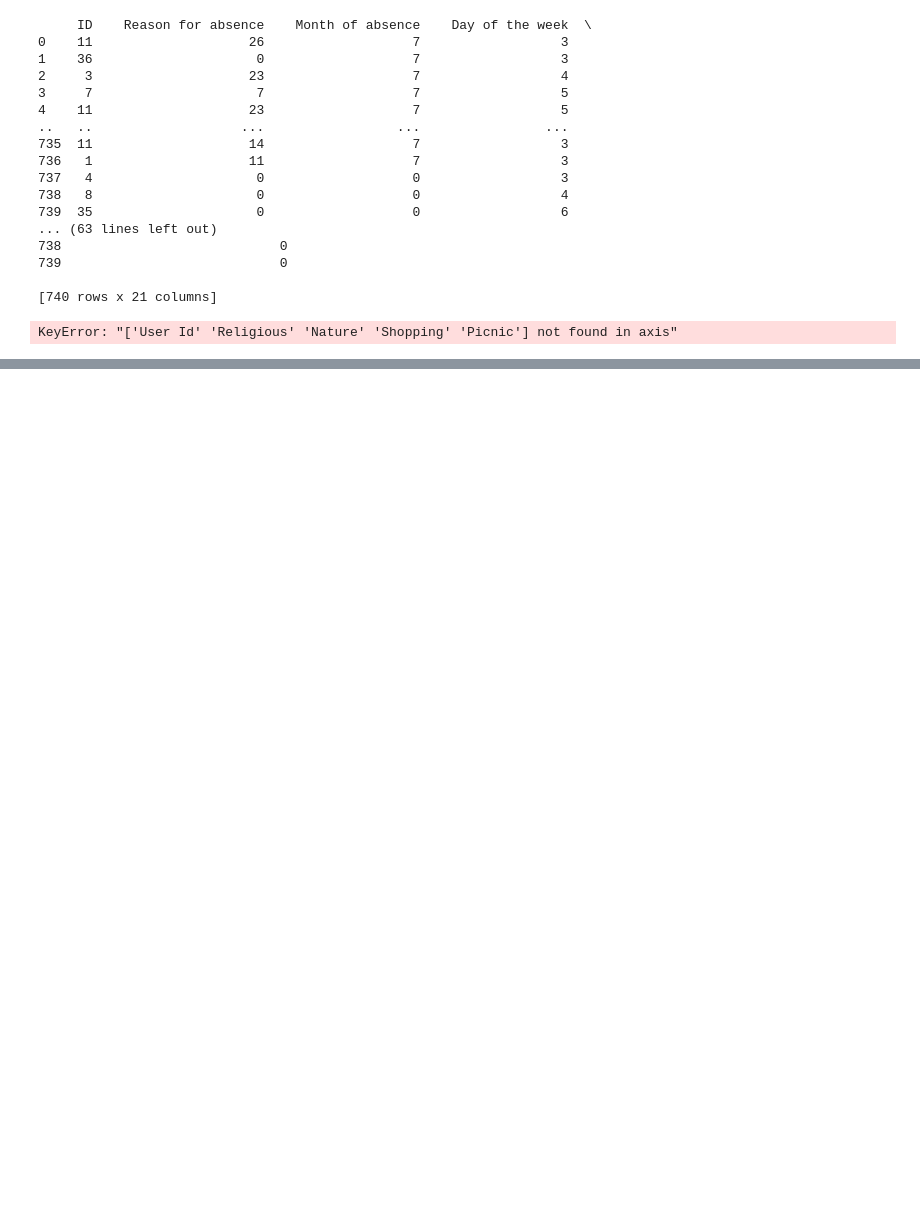
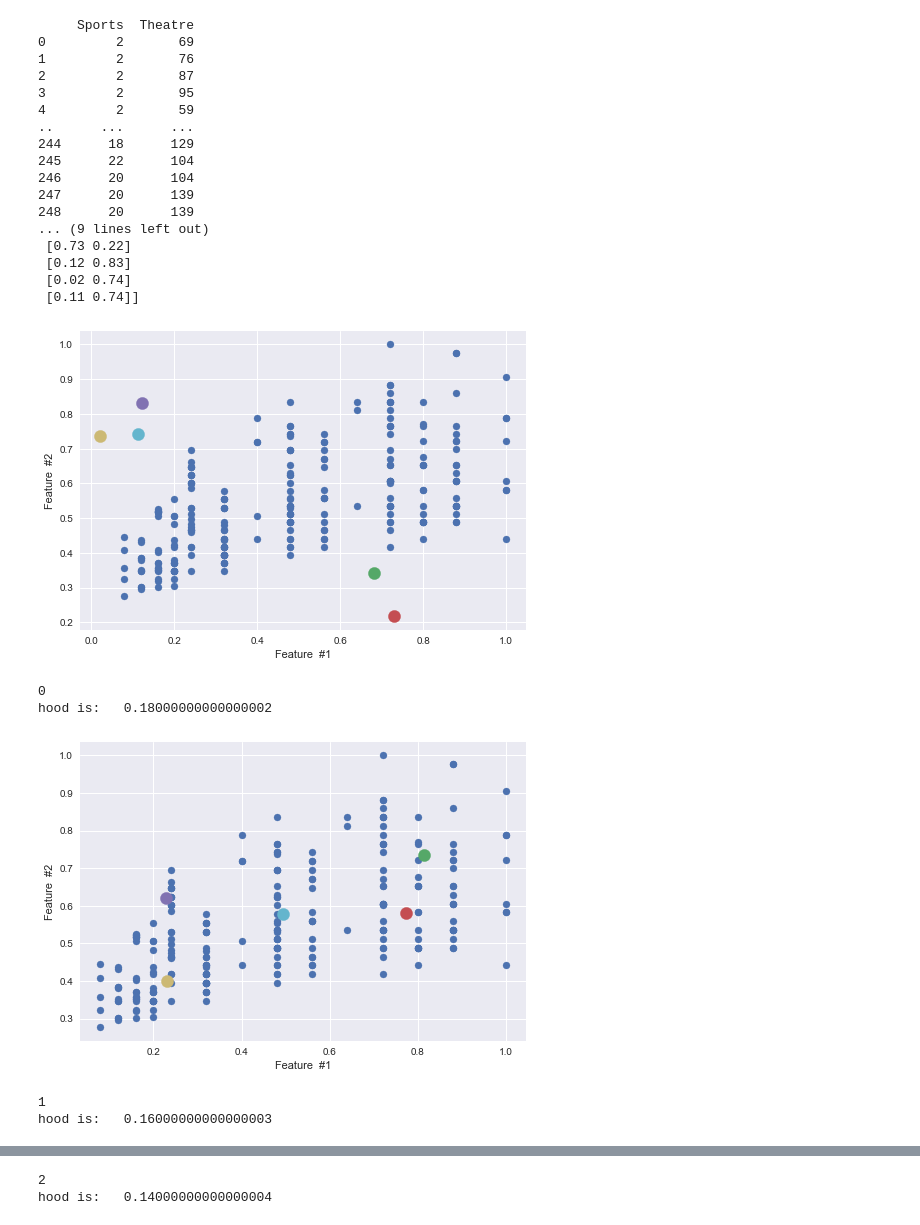
Before and after one commit to NC708/SelfOrganizingFeatureMap, a Jupyter notebook: buddymove.ipynb, the cells around one changed output, grey strips where cells are left out. Saved outputs shown, nothing was run; the diff lists cells and outputs as text; code cells hidden in the pictures; blank space fills up the shorter version.

```diff
--- a/buddymove.ipynb
+++ b/buddymove.ipynb
@@ -6,10 +6,8 @@ import matplotlib.pyplot as plt
 from scipy.spatial import distance
 import pandas as pd
 
-approot = os.path.dirname(os.path.abspath(sys.argv[0]))
 sys.path.append(os.path.realpath('..'))
 df = pd.read_csv ("buddymove.csv")
-print(df)
 df = df.drop (columns = ["User Id", "Religious", "Nature", "Shopping", "Picnic"])
 print(df)
 
@@ -60,48 +58,53 @@ for it in range(epochs):
     for j in range(k):
         plt.scatter(neuralw[j,0],neuralw[j,1],s = 150)
     plt.xlabel('Feature  #1')
     plt.ylabel('Feature  #2')
     plt.show()
     img = str(it)
     print(img)
 
     for i in range(n):
         distMin = 99999999
         vec = [x1[i],y1[i]]
         #print("original weights are ", neuralw[0],neuralw[1],neuralw[2])
         for j in range(k):
             dist = distance.euclidean(neuralw[j],vec[:])
             #print("neuralw[j] is ", neuralw[j])
             #print("vec 0 is ", vec[:])
             if distMin > dist:
                 distMin = dist
                 jMin = j
         neuralw[jMin] = neuralw[jMin] + alpha*(vec[:] - neuralw[jMin])
        # print("sub is : ", neuralw[jMin] - vec[:])
         for j in range(k):
             if distance.euclidean(neuralw[j],neuralw[jMin]) <= hood and j != jMin:
                 neuralw[j] = neuralw[j] + alpha*hoodweight*(vec[:] - neuralw[j])
     hood = hood-(hooditer)
     print("hood is:  ", hood)
 
 print("\nThe final weights: \n",np.round(neuralw,4))
 print ("FIN")
 # %% [output]
-     ID    Reason for absence    Month of absence    Day of the week  \
-0    11                    26                   7                  3
-1    36                     0                   7                  3
-2     3                    23                   7                  4
-3     7                     7                   7                  5
-4    11                    23                   7                  5
-..   ..                   ...                 ...                ...
-735  11                    14                   7                  3
-736   1                    11                   7                  3
-737   4                     0                   0                  3
-738   8                     0                   0                  4
-739  35                     0                   0                  6
-... (63 lines left out)
-738                            0
-739                            0
-
-[740 rows x 21 columns]
+     Sports  Theatre
+0         2       69
+1         2       76
+2         2       87
+3         2       95
+4         2       59
+..      ...      ...
+244      18      129
+245      22      104
+246      20      104
+247      20      139
+248      20      139
+... (9 lines left out)
+ [0.73 0.22]
+ [0.12 0.83]
+ [0.02 0.74]
+ [0.11 0.74]]
+[figure, added]
-KeyError: "['User Id' 'Religious' 'Nature' 'Shopping' 'Picnic'] not found in axis"
+0
+hood is:   0.18000000000000002
+[figure, added]
+1
+hood is:   0.16000000000000003
@@ -107,0 +112,2 @@ KeyError: "['User Id' 'Religious' 'Nature' 'Shopping' 'Picnic'] not found in axi
+2
+hood is:   0.14000000000000004
```
Also changed, not shown: parts of 1 cell of this notebook, 1 other file.
